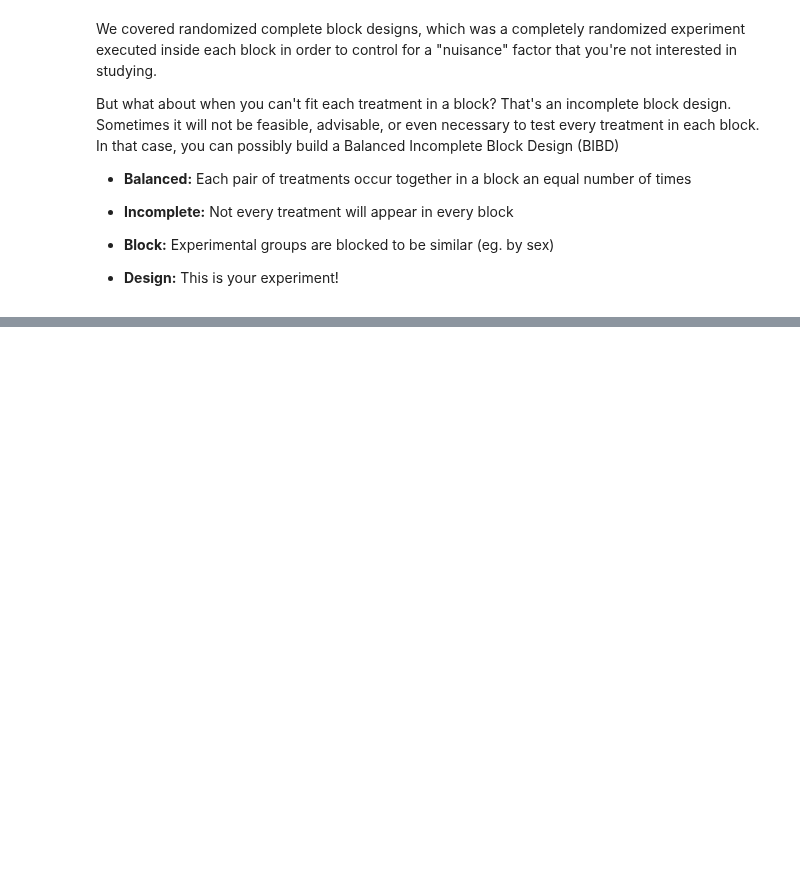
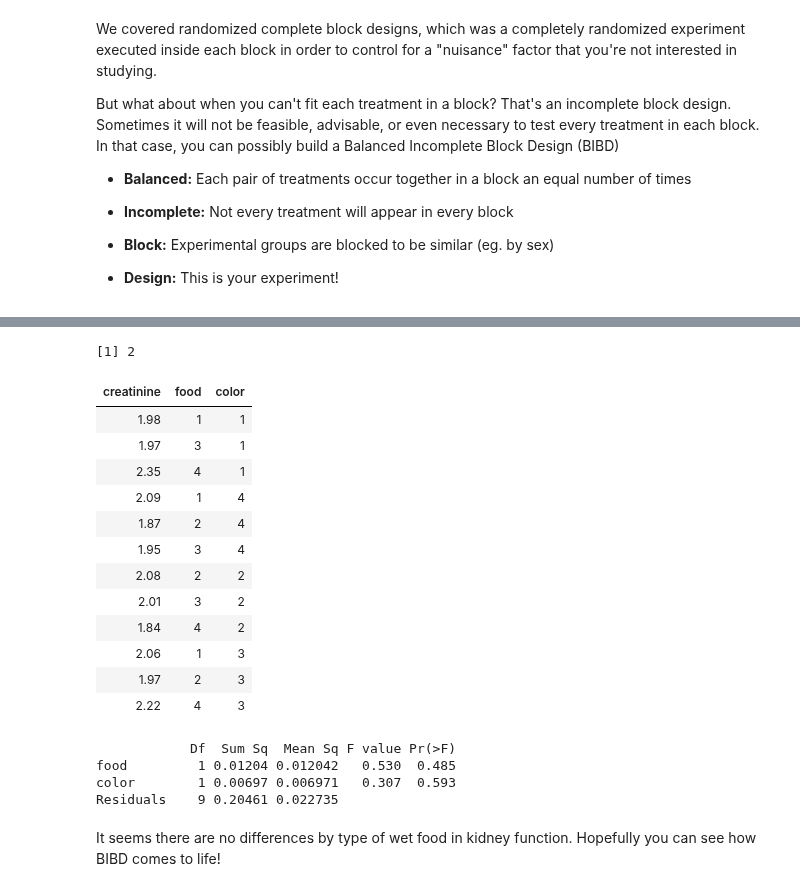
Before and after one commit to iamjz/R-Data, a Jupyter notebook: Design of Experiments.ipynb, the cells around one changed output, grey strips where cells are left out. Cells and saved outputs as stored; diff of their text form; code cells hidden in the pictures; blank space fills up the shorter version.

```diff
--- a/Design of Experiments.ipynb
+++ b/Design of Experiments.ipynb
@@ -1891,0 +1890,37 @@ Let's find the number of occurrences of AB, for example. Columns are our blockin
+# %%
+lambda(t = 4, k = 3, r = 3)
+# %% [output]
+[1] 2
+# %%
+# Build the data.frame
+creatinine <- c(1.98, 1.97, 2.35, 2.09, 1.87, 1.95, 2.08, 2.01, 1.84, 2.06, 1.97, 2.22)
+food <- as.factor(c("A", "C", "D", "A", "B", "C", "B", "C", "D", "A", "B", "D"))
+color <- as.factor(rep(c("Black", "White", "Orange", "Spotted"), each = 3))
+cat_experiment <- as.data.frame(cbind(creatinine, food, color))
+# %%
+cat_experiment
+# %% [output]
+| creatinine | food | color |
+| 1.98 | 1 | 1 |
+| 1.97 | 3 | 1 |
+| 2.35 | 4 | 1 |
+| 2.09 | 1 | 4 |
+| 1.87 | 2 | 4 |
+| 1.95 | 3 | 4 |
+| 2.08 | 2 | 2 |
+| 2.01 | 3 | 2 |
+| 1.84 | 4 | 2 |
+| 2.06 | 1 | 3 |
+| 1.97 | 2 | 3 |
+| 2.22 | 4 | 3 |
+# %%
+# Create cat_model and examine with summary()
+cat_model <- aov(creatinine ~ food + color, data = cat_experiment)
+summary(cat_model)
+# %% [output]
+            Df  Sum Sq  Mean Sq F value Pr(>F)
+food         1 0.01204 0.012042   0.530  0.485
+color        1 0.00697 0.006971   0.307  0.593
+Residuals    9 0.20461 0.022735
+# %% [markdown]
+It seems there are no differences by type of wet food in kidney function. Hopefully you can see how BIBD comes to life!
```
Also changed, not shown: parts of 22 cells of this notebook, 1 other file.
